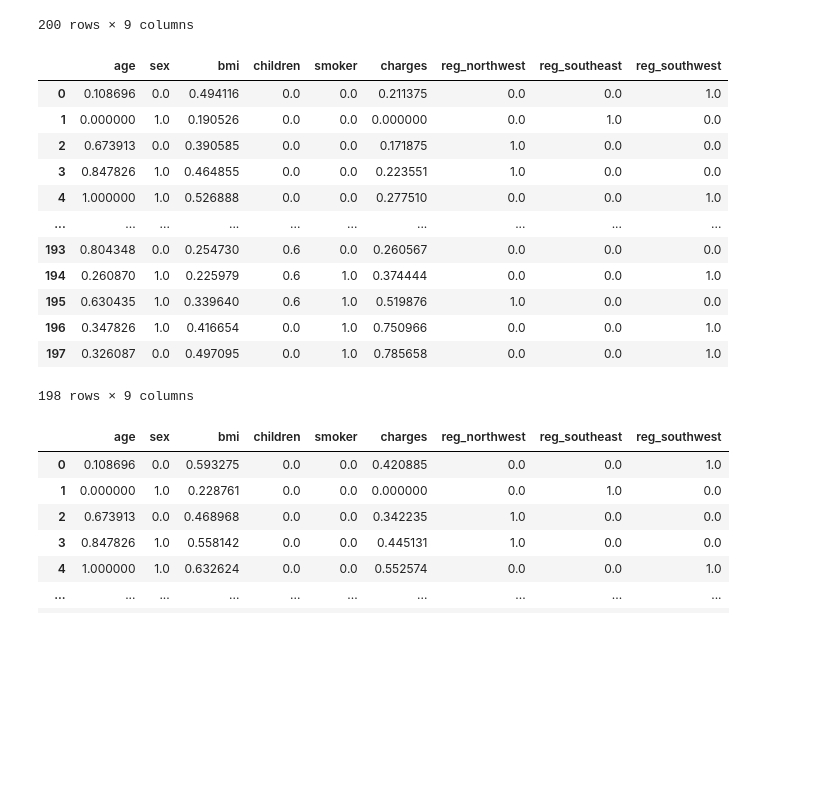
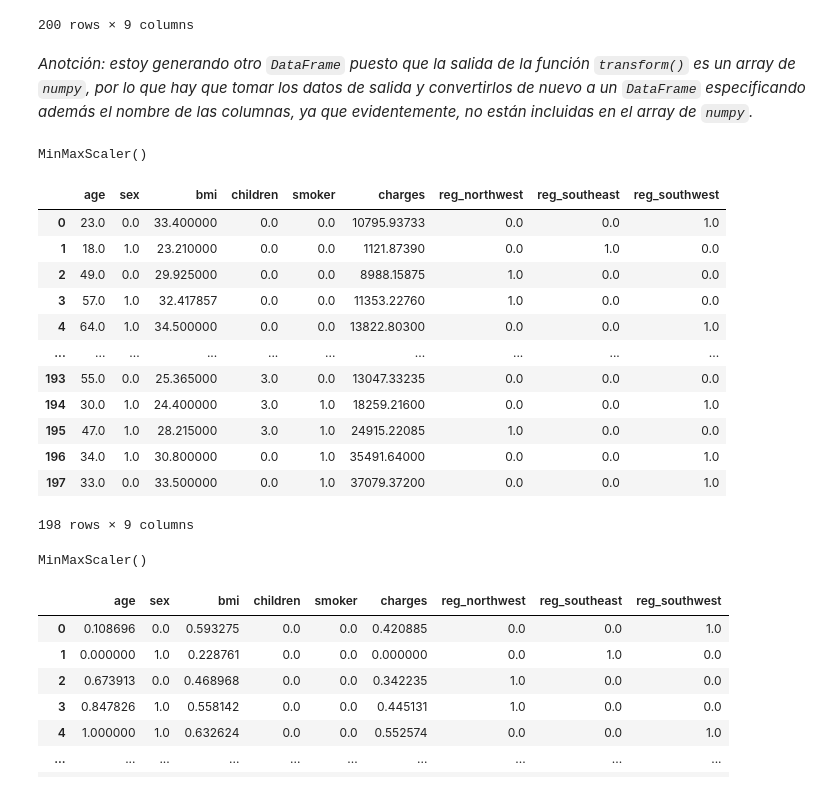
Before and after one commit to m0xn/ensurance-lr, a Jupyter notebook: actividades/proyecto-final.ipynb, the cells around one changed output. Saved outputs shown, nothing was run; the diff lists cells and outputs as text; code cells hidden in the pictures; blank space fills up the shorter version.

```diff
--- a/actividades/proyecto-final.ipynb
+++ b/actividades/proyecto-final.ipynb
@@ -361,25 +365,37 @@ mod_df
 | 198 | 0.347826 | 1.0 | 0.043994 | 0.0 | 1.0 | 0.667777 | 0.0 | 0.0 | 1.0 |
 | 199 | 0.326087 | 0.0 | 0.052488 | 0.0 | 1.0 | 0.698625 | 0.0 | 0.0 | 1.0 |
 200 rows × 9 columns
+# %% [markdown]
+*Anotción: estoy generando otro `DataFrame` puesto que la salida de la función `transform()` es un array de `numpy`, por lo que hay que tomar los datos de salida y convertirlos de nuevo a un `DataFrame` especificando además el nombre de las columnas, ya que evidentemente, no están incluidas en el array de `numpy`.*
+# %%
+# Declaración de una instancia de MinMaxScaler para el DataFrame sin outliers más prominentes
+partial_scaler = MinMaxScaler()
+partial_scaler.fit(df_out_partial)
+# %% [output]
+MinMaxScaler()
 # %%
-# Escalado de características para el DataFrame base
-df_ref = df_out_partial
-
-scaled_df = scaler.fit_transform(df_ref)
-mod_df_partial = pd.DataFrame(scaled_df, columns=cols)
-mod_df_partial
+# Escalado de características para el DataFrame sin outliers más prominentes
+std_partial_df = partial_scaler.transform(df_out_partial)
+df_out_partial = pd.DataFrame(std_partial_df, columns=cols)
+df_out_partial
 # %% [output]
 |  | age | sex | bmi | children | smoker | charges | reg_northwest | reg_southeast | reg_southwest |
-| 0 | 0.108696 | 0.0 | 0.494116 | 0.0 | 0.0 | 0.211375 | 0.0 | 0.0 | 1.0 |
-| 1 | 0.000000 | 1.0 | 0.190526 | 0.0 | 0.0 | 0.000000 | 0.0 | 1.0 | 0.0 |
-| 2 | 0.673913 | 0.0 | 0.390585 | 0.0 | 0.0 | 0.171875 | 1.0 | 0.0 | 0.0 |
-| 3 | 0.847826 | 1.0 | 0.464855 | 0.0 | 0.0 | 0.223551 | 1.0 | 0.0 | 0.0 |
-| 4 | 1.000000 | 1.0 | 0.526888 | 0.0 | 0.0 | 0.277510 | 0.0 | 0.0 | 1.0 |
+| 0 | 23.0 | 0.0 | 33.400000 | 0.0 | 0.0 | 10795.93733 | 0.0 | 0.0 | 1.0 |
+| 1 | 18.0 | 1.0 | 23.210000 | 0.0 | 0.0 | 1121.87390 | 0.0 | 1.0 | 0.0 |
+| 2 | 49.0 | 0.0 | 29.925000 | 0.0 | 0.0 | 8988.15875 | 1.0 | 0.0 | 0.0 |
+| 3 | 57.0 | 1.0 | 32.417857 | 0.0 | 0.0 | 11353.22760 | 1.0 | 0.0 | 0.0 |
+| 4 | 64.0 | 1.0 | 34.500000 | 0.0 | 0.0 | 13822.80300 | 0.0 | 0.0 | 1.0 |
 | ... | ... | ... | ... | ... | ... | ... | ... | ... | ... |
-| 193 | 0.804348 | 0.0 | 0.254730 | 0.6 | 0.0 | 0.260567 | 0.0 | 0.0 | 0.0 |
-| 194 | 0.260870 | 1.0 | 0.225979 | 0.6 | 1.0 | 0.374444 | 0.0 | 0.0 | 1.0 |
-| 195 | 0.630435 | 1.0 | 0.339640 | 0.6 | 1.0 | 0.519876 | 1.0 | 0.0 | 0.0 |
-| 196 | 0.347826 | 1.0 | 0.416654 | 0.0 | 1.0 | 0.750966 | 0.0 | 0.0 | 1.0 |
-| 197 | 0.326087 | 0.0 | 0.497095 | 0.0 | 1.0 | 0.785658 | 0.0 | 0.0 | 1.0 |
+| 193 | 55.0 | 0.0 | 25.365000 | 3.0 | 0.0 | 13047.33235 | 0.0 | 0.0 | 0.0 |
+| 194 | 30.0 | 1.0 | 24.400000 | 3.0 | 1.0 | 18259.21600 | 0.0 | 0.0 | 1.0 |
+| 195 | 47.0 | 1.0 | 28.215000 | 3.0 | 1.0 | 24915.22085 | 1.0 | 0.0 | 0.0 |
+| 196 | 34.0 | 1.0 | 30.800000 | 0.0 | 1.0 | 35491.64000 | 0.0 | 0.0 | 1.0 |
+| 197 | 33.0 | 0.0 | 33.500000 | 0.0 | 1.0 | 37079.37200 | 0.0 | 0.0 | 1.0 |
 198 rows × 9 columns
+# %%
+# Declaración de una instancia de MinMaxScaler para el DataFrame sin outliers
+full_scaler = MinMaxScaler()
+full_scaler.fit(df_out_full)
+# %% [output]
+MinMaxScaler()
 # %%
```
Also changed, not shown: parts of 33 cells of this notebook.
